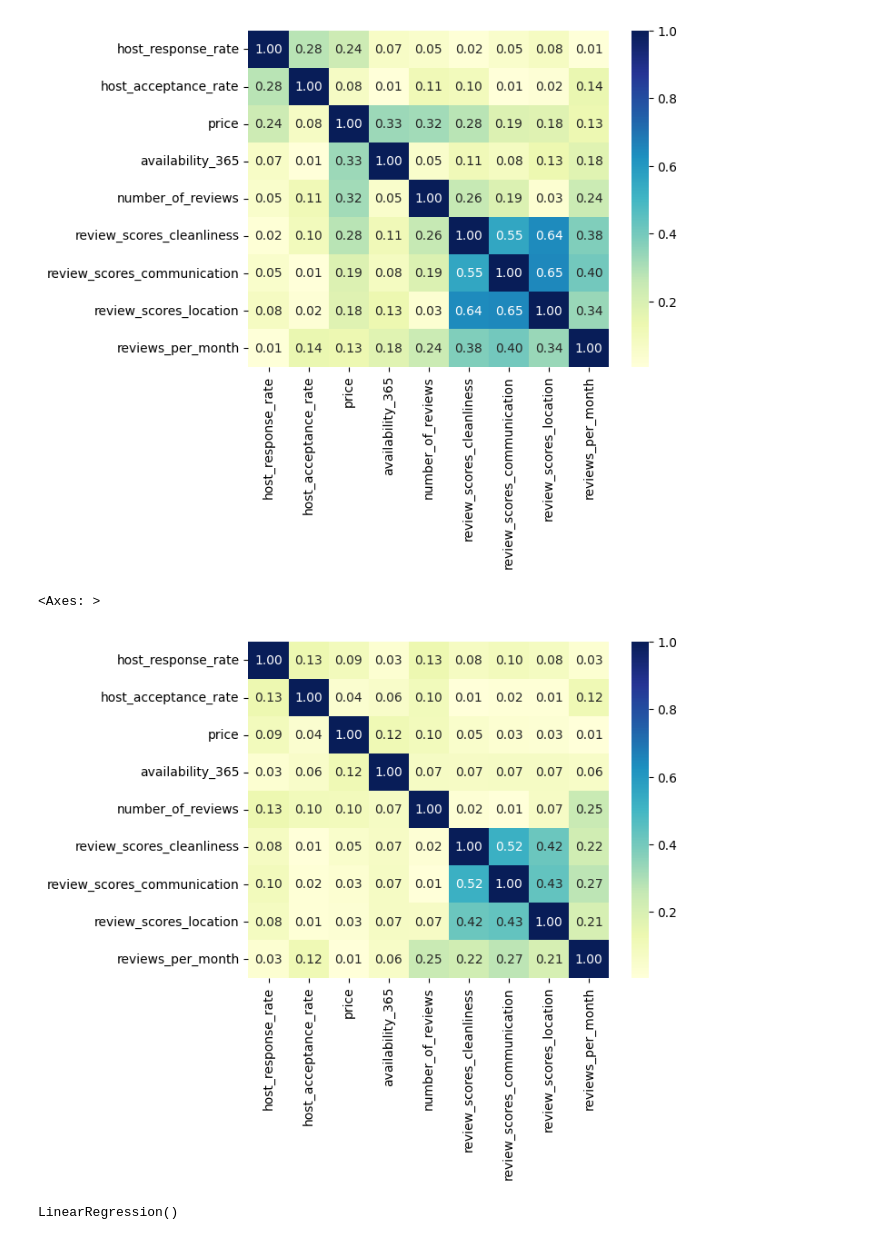
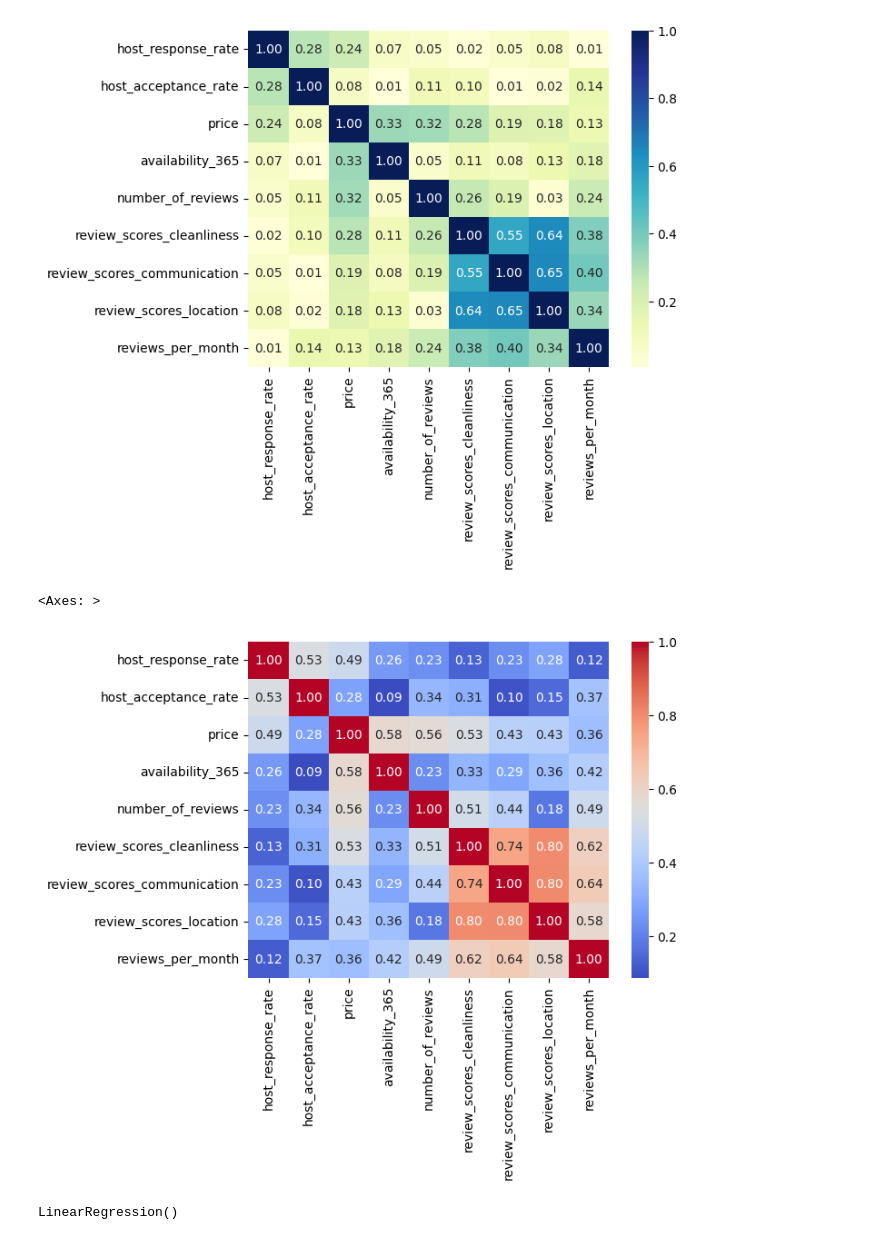
Before and after one commit to MaferLedmar/Actividad5_RegresionLinealSimple, a Jupyter notebook: Actividad5_Codigo_Mexico.ipynb, the cells around one changed output. Drawn from its saved outputs; the diff is of its cells as text; code cells hidden in the pictures.

```diff
--- a/Actividad5_Codigo_Mexico.ipynb
+++ b/Actividad5_Codigo_Mexico.ipynb
@@ -36,11 +37,12 @@ Heat_Map1
 <Axes: >
 [figure]
 # %%
-Heat_Map2 = sns.heatmap(Corr_Factors2, cmap = 'YlGnBu', annot = True, fmt = '.2f')
-Heat_Map2
+#COEFICIENTES DE DETERMINACIÓN
+Heat_Map12 = sns.heatmap(Corr_Factors1**0.5, cmap = 'coolwarm', annot = True, fmt = '.2f')
+Heat_Map12
 # %% [output]
 <Axes: >
-[figure, old version]
+[figure, new version]
 # %%
 vars_Indep = df_hotel[['review_scores_location']]
 var_Dep = df_hotel['review_scores_communication']
```
Also changed, not shown: parts of 7 cells of this notebook.
